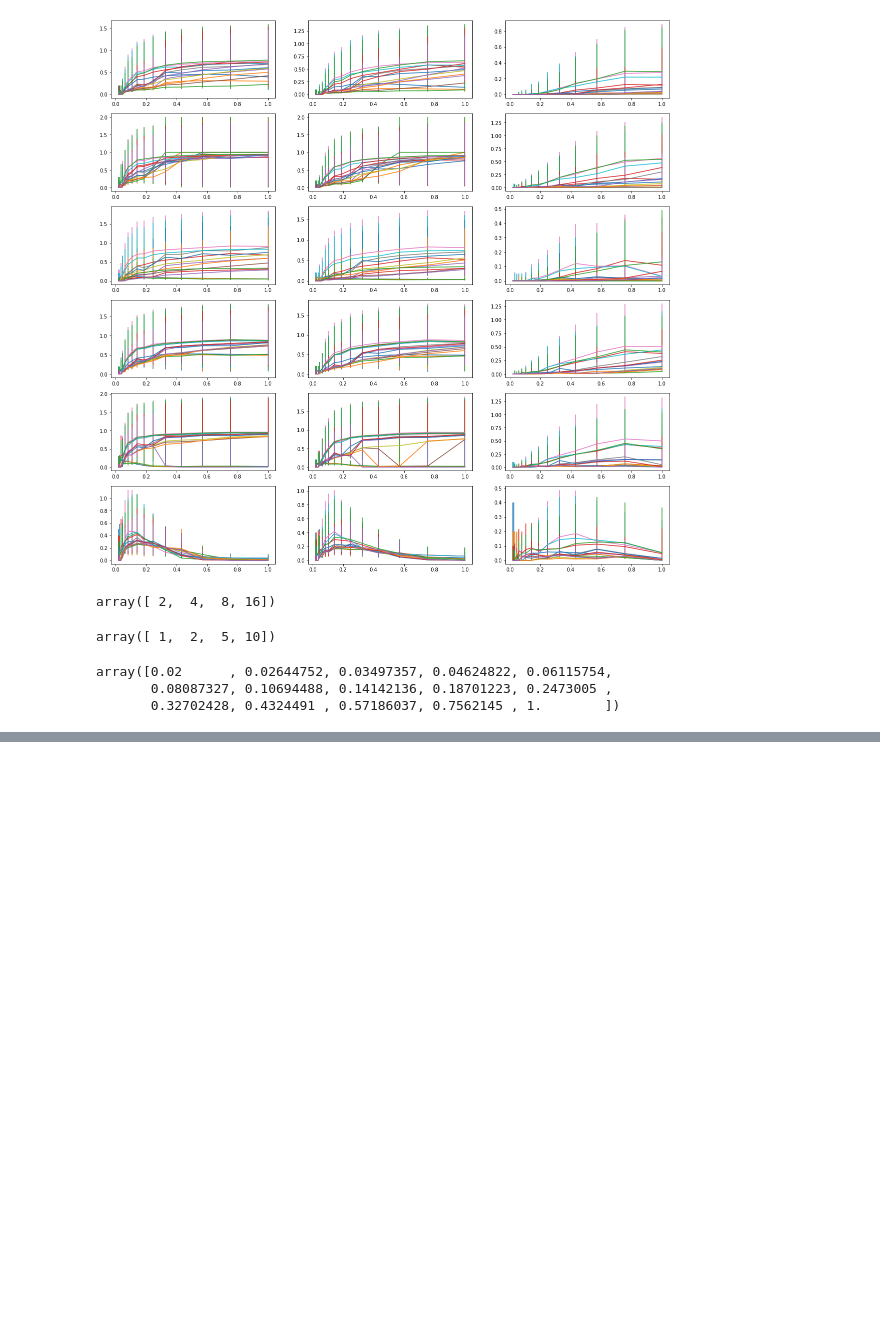
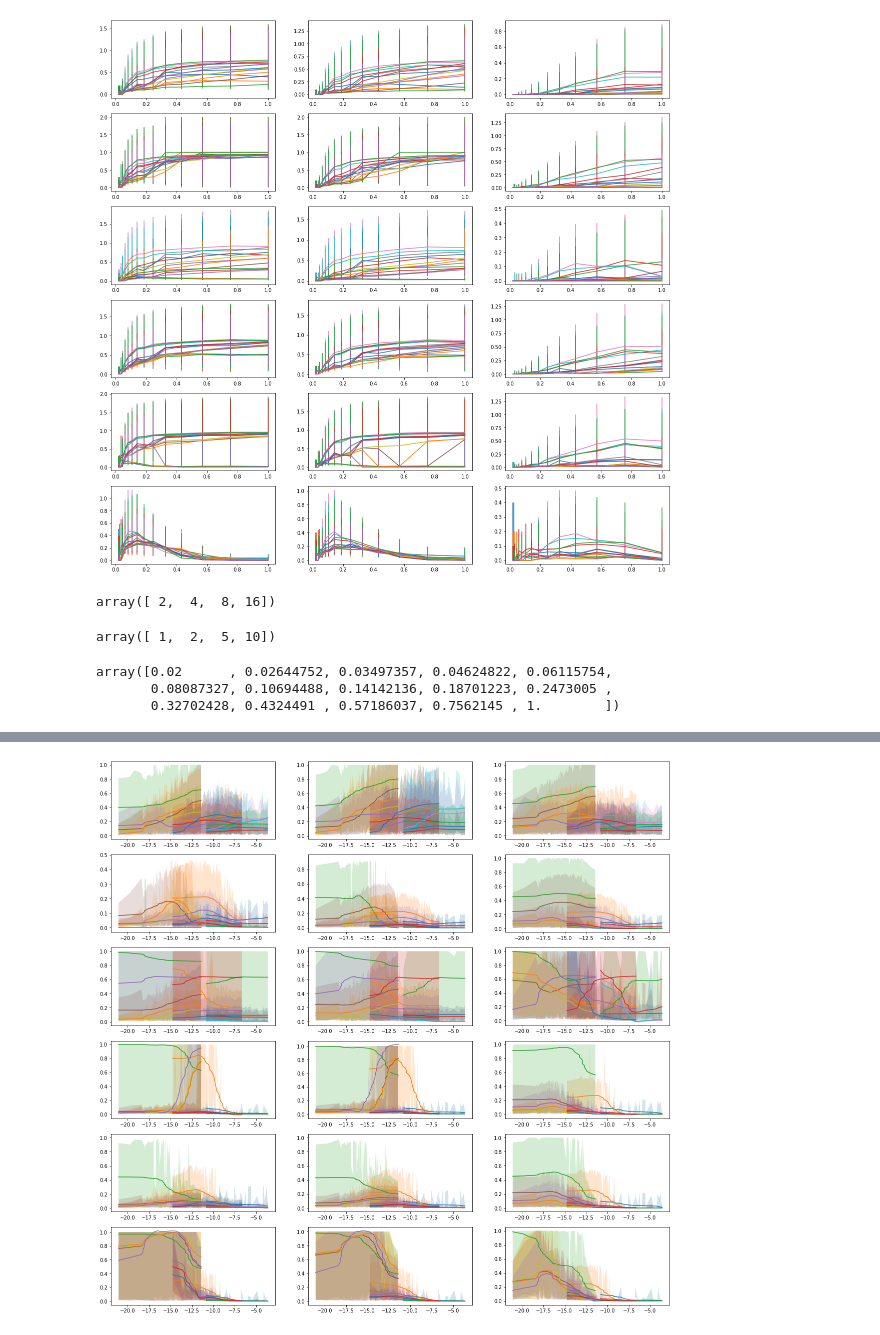
Before and after one commit to akumar01/uoicorr_analysis, a Jupyter notebook: notebooks/finalfinal/E[FPR, FNR].ipynb, the cells around one changed output, grey strips where cells are left out. Drawn from its saved outputs; the diff is of its cells as text; code cells hidden in the pictures; blank space fills up the shorter version.

```diff
--- a/notebooks/finalfinal/E[FPR, FNR].ipynb
+++ b/notebooks/finalfinal/E[FPR, FNR].ipynb
@@ -28,3 +23,5 @@ root_dir = '/media/akumar/Data/nse'
+# %%
+root_dir = '/mnt/sdb1'
 # %%
 lasso = pd.read_pickle('%s/finalfinal/lasso_concat_df.dat' % root_dir)
 mcp = pd.read_pickle('%s/finalfinal/mcp_concat_df.dat' % root_dir)
@@ -500,3 +505,5 @@ efprfnr2.extend(calc2_(case3, {'kappa' : 10, 'np_ratio': 16}, 3))
 efprfnr2 = pd.DataFrame(efprfnr2)
 # %%
 dframe_names = np.unique(efprfnr2['df_name'].values)
+# %%
+selection_methods = np.unique(efprfnr2['selection_method'].values)
@@ -503,3 +512,13 @@ dframe_names = np.unique(efprfnr2['df_name'].values)
+# %%
+# Low pass filter the signal y(x)
+# f0: filter cutoff frequency
+def lpfilter(y, f0):
+
+    # 2nd order lowpass butterworth filter
+    b, a = signal.butter(2, f0)
+
+    z = signal.filtfilt(b, a, y)
+    return z
 # %%
 # Fix the selection method, and noise/np case, then plot vs. alpha for each sparsity
 fig, ax = plt.subplots(len(selection_methods), 3, figsize = (20, 20))
@@ -545,3 +583,46 @@ Name: alpha_table, dtype: object
 (Pdb) quit()
 BdbQuit:
 [figure]
+# %%
+# Fix the selection method, and noise/np case, then plot vs. alpha for each sparsity
+fig, ax = plt.subplots(len(selection_methods), 3, figsize = (20, 20))
+for i, selection_method in enumerate(selection_methods):
+    for case in range(3):
+        a = ax[i, case]
+        # Plot curves across sparsity for each algorithm, with errorbars
+        for dframe in dframe_names:
+            # There are three sparsity conditions. Co-plot them for now (ew)
+            for spgroup in range(3):
+                df_ = apply_df_filters(efprfnr2, selection_method=selection_method, case=case + 1,
+                       df_name=dframe, spgroup=spgroup, betawidth=np.inf)
+
+                alpha_table = df_['alpha_table'].iloc[0]
+
+                # Make sure that all 15 lists have the same number of elements by asserting that a 2D
+                # array is formed
+                alphas = np.array(alpha_table['alphas'])
+                assert(alphas.ndim == 2)
+                # Also ensure that all alphas are the same across rows
+                assert(np.isclose(alphas, alphas[0]).all())
+
+                # Do mean and standard deviation
+                alphas_ = alphas[0, :]
+                alpha_ordering = np.argsort(alphas_)
+
+                # Smooth the base signal and the confidence bounds
+                yy = alpha_table['medFPR'][alpha_ordering]
+                yp = yy + alpha_table['q75FPR'][alpha_ordering]
+                ym = yy - alpha_table['q25FPR'][alpha_ordering]
+
+                yy = lpfilter(yy, 0.05)
+                yp = lpfilter(yp, 0.99)
+                ym = lpfilter(ym, 0.99)
+
+                # Truncate the confidence intervals between 0 and 1
+                yp = np.minimum(np.ones(yp.size), yp)
+                ym = np.maximum(np.zeros(ym.size), ym)
+
+                a.plot(alphas_[alpha_ordering], yy)
+                a.fill_between(alphas_[alpha_ordering], ym, yp, alpha=0.2)
+# %% [output]
+[figure, added]
```
Also changed, not shown: parts of 10 cells of this notebook.
